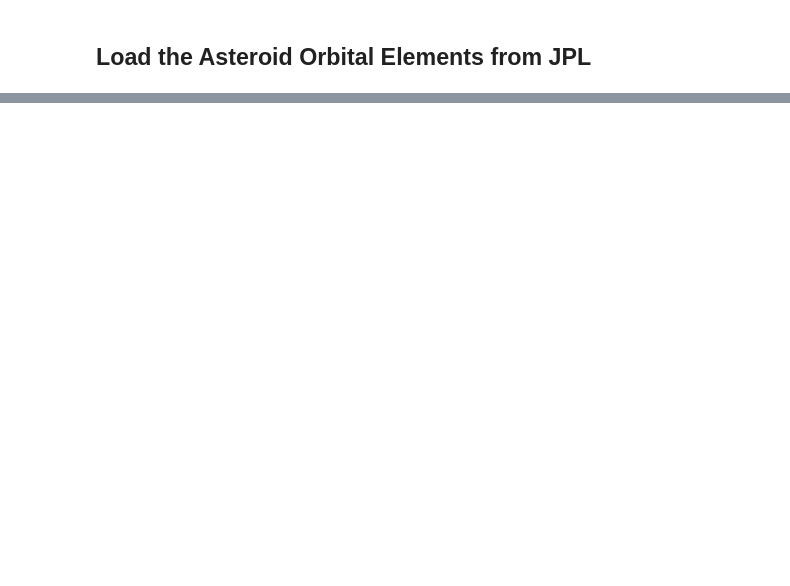
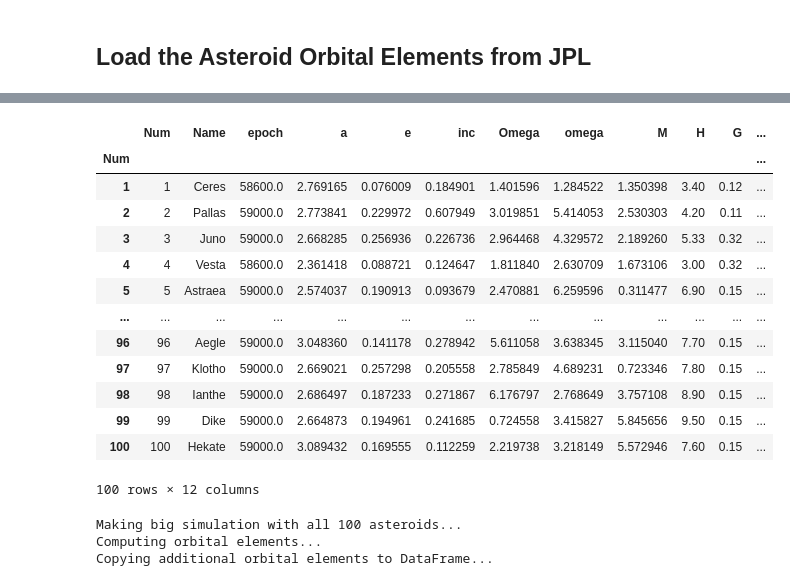
Before and after one commit to memanuel/kepler-sieve, a Jupyter notebook: jupyter/32_horizons.ipynb, the cells around one changed output, grey strips where cells are left out. Drawn from its saved outputs; the diff is of its cells as text; code cells hidden in the pictures; blank space fills up the shorter version.

Commit message:
revised code to augment quoted orbital elements with calculated elements e.g. true anomaly from mean anomaly, etc.

```diff
--- a/jupyter/32_horizons.ipynb
+++ b/jupyter/32_horizons.ipynb
@@ -171,0 +103,17 @@ load_data_unnumbered()
+# %%
+df
+# %% [output]
+|  | Num | Name | epoch | a | e | inc | Omega | omega | M | H | G | ... |
+| Num |  |  |  |  |  |  |  |  |  |  |  | ... |
+| 1 | 1 | Ceres | 58600.0 | 2.769165 | 0.076009 | 0.184901 | 1.401596 | 1.284522 | 1.350398 | 3.40 | 0.12 | ... |
+| 2 | 2 | Pallas | 59000.0 | 2.773841 | 0.229972 | 0.607949 | 3.019851 | 5.414053 | 2.530303 | 4.20 | 0.11 | ... |
+| 3 | 3 | Juno | 59000.0 | 2.668285 | 0.256936 | 0.226736 | 2.964468 | 4.329572 | 2.189260 | 5.33 | 0.32 | ... |
+| 4 | 4 | Vesta | 58600.0 | 2.361418 | 0.088721 | 0.124647 | 1.811840 | 2.630709 | 1.673106 | 3.00 | 0.32 | ... |
+| 5 | 5 | Astraea | 59000.0 | 2.574037 | 0.190913 | 0.093679 | 2.470881 | 6.259596 | 0.311477 | 6.90 | 0.15 | ... |
+| ... | ... | ... | ... | ... | ... | ... | ... | ... | ... | ... | ... | ... |
+| 96 | 96 | Aegle | 59000.0 | 3.048360 | 0.141178 | 0.278942 | 5.611058 | 3.638345 | 3.115040 | 7.70 | 0.15 | ... |
+| 97 | 97 | Klotho | 59000.0 | 2.669021 | 0.257298 | 0.205558 | 2.785849 | 4.689231 | 0.723346 | 7.80 | 0.15 | ... |
+| 98 | 98 | Ianthe | 59000.0 | 2.686497 | 0.187233 | 0.271867 | 6.176797 | 2.768649 | 3.757108 | 8.90 | 0.15 | ... |
+| 99 | 99 | Dike | 59000.0 | 2.664873 | 0.194961 | 0.241685 | 0.724558 | 3.415827 | 5.845656 | 9.50 | 0.15 | ... |
+| 100 | 100 | Hekate | 59000.0 | 3.089432 | 0.169555 | 0.112259 | 2.219738 | 3.218149 | 5.572946 | 7.60 | 0.15 | ... |
+100 rows × 12 columns
@@ -171,0 +122,6 @@ load_data_unnumbered()
+# %%
+df = ast_data_add_calc_elements(df)
+# %% [output]
+Making big simulation with all 100 asteroids...
+Computing orbital elements...
+Copying additional orbital elements to DataFrame...
```
Also changed, not shown: parts of 66 cells of this notebook, 4 other files.
